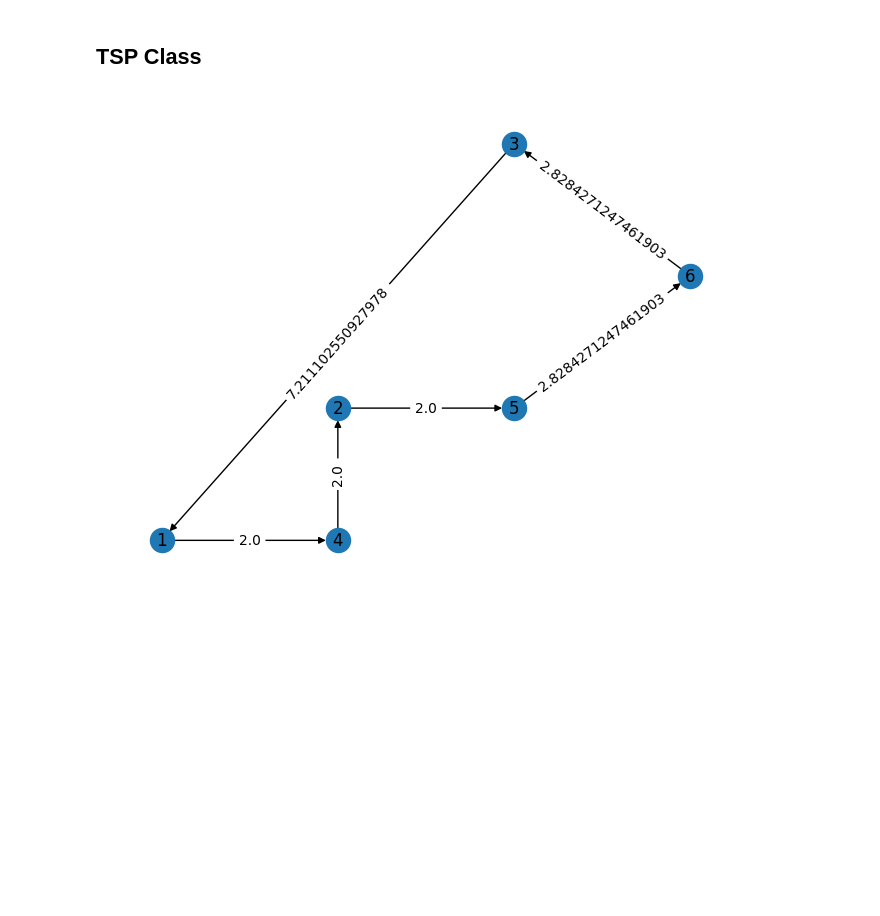
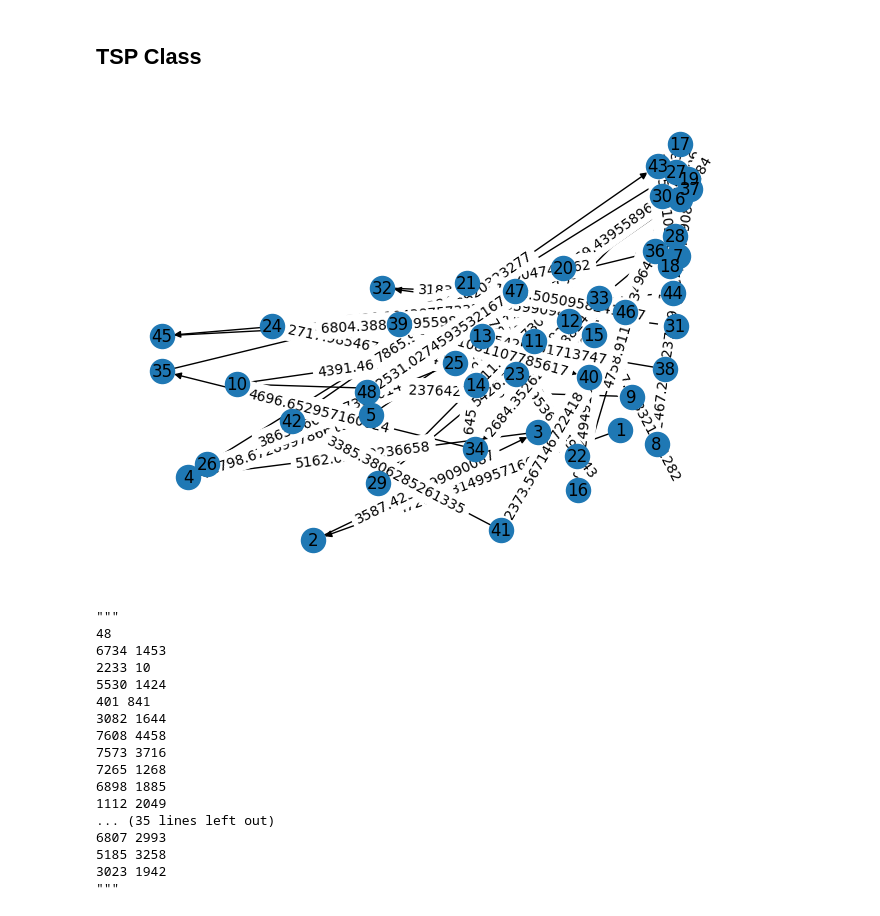
Before and after one commit to bereacs/l01-greedy-tsp-ACBerea, a Jupyter notebook: L01_Greedy.ipynb, the cells around one changed output. Cells and saved outputs as stored; diff of their text form; code cells hidden in the pictures; blank space fills up the shorter version.

```diff
--- a/L01_Greedy.ipynb
+++ b/L01_Greedy.ipynb
@@ -45,6 +45,12 @@ from urllib.request import urlopen
 # %% [markdown]
 ### Read data
 # %%
-tspdata = urlopen("http://cs.berea.edu/courses/csc445/data/tsp-small.txt").read().decode('ASCII')
+option1 = urlopen("http://cs.berea.edu/courses/csc445/data/tsp-small.txt").read().decode('ASCII')
+option2 = urlopen("https://cs.berea.edu/courses/csc445/data/tsp-48.txt").read().decode('ASCII')
+choice = input("For option 1, type 1. For option 2, type 2. ")
+if choice == "1":
+  tspdata = option1
+else:
+  tspdata = option2
 print(tspdata)
 # %% [output]
@@ -69,7 +85,7 @@ class TSP:
         """ TSP class containing data needed for networkx graph creation, file reading and file writing.
             Creates a graph for the traveling salesperon problem using the greedy algorithm
         """
-        # Completely unsure. Perhaps related to the size, shape, or elements of the printed graph? (Pehaps it is the amount of nodes total)
+        #
         self.dimension = None
         # Presumably a list that holds the key-value pairs of the nodes.
         self.nodeData = []
@@ -99,7 +115,7 @@ class TSP:
 
         # Set the dimensions of the node
         self.dimension = int(lines[0].strip())
-        # Append Each Coordinate into the node list (Make sure to exclude line 0 as it is the total number of nodes)
+        # Append Each Coordinate into the node list (Make sure to exclude line 0 as it is the total number of nodes).
         for nodeId, line in enumerate(lines[1:], start=1):
           # If line is not malformed, then convert the line into an into and append the nodeId, x and y values to to the nodeData list.
           if line.strip():
@@ -150,14 +166,14 @@ class TSP:
         if visits is None:
             visits = []
         if nVisits is None:
-            nVisits = []
+            nVisits = list(self.graph.nodes())
 
         # If needList is true, then set nVists to the listPlaces. This will give nVisits all of the locations it needs.
         if needList:
             nVisits = self.listPlaces()
             visits = []
 
-        # Add current to the visited list and remove current from the nVisited list
+        # Add current to the visited list and remove current from the nVisited list.
         if current in nVisits:
             visits.append(current)
             nVisits.remove(current)
@@ -192,10 +208,22 @@ class TSP:
         Arguments:
             start -- the starting node for the greedy algorithm
         """
-        routeOrder = self.getRoute(start)
-        routeOrder.append(start)
-        self.route = routeOrder
-        return routeOrder
+        bestTourSoFar = None
+        costOfBestTourSoFar = float('inf')
+        for start in self.listPlaces():
+          # Get the greedy route from the starting city
+            tour = self.getRoute(start, needList=False)
+            tour.append(start)
+
+            cost = 0
+            for i in range(len(tour)-1):
+                cost += self.calculateDistance(self.coords[tour[i]], self.coords[tour[i+1]])
+
+            if cost < costOfBestTourSoFar:
+                bestTourSoFar = tour
+                costOfBestTourSoFar = cost
+        self.route = bestTourSoFar
+        return bestTourSoFar, costOfBestTourSoFar
 
     def listPlaces(self):
         """makes a list of all the nodes/places from the dictionary
@@ -208,8 +236,6 @@ class TSP:
         for keys in self.coords:
             placesList.append(keys)
         return placesList
-
-        #FIXME complete this function
 
     def cleanUpList(self, visited, notVisited):
         """removes items in visited from notVisited
@@ -244,32 +270,56 @@ class TSP:
             x += 1
 
     def showGraph(self):
         """Uses the imported libraries to display the graph
         """
         # get labels and coordinates for the graph
         coords = nx.get_node_attributes(self.graph, 'pos')
         labels = nx.get_edge_attributes(self.graph, 'weight')
         # draw nodes in their coordinates
         nx.draw(self.graph, coords)
         nx.draw_networkx_labels(self.graph, coords)
         # draw edges with their weights
         nx.draw_networkx_edge_labels(self.graph, coords, edge_labels=labels)
         plt.show()
 
+def tourResultsDocstring(tsp):
+    docstring = '"""'
+    route_lines = [str(len((tsp.route)))]
+    for node in tsp.route:
+      x, y = tsp.coords[node]
+      route_lines.append(f"{x} {y}")
 
+    return docstring + "\n" + "\n".join(route_lines) + "\n" + docstring
 
 
 def main():
     tsp = TSP()
 
     tsp.extractData(tspdata)
     tsp.setUpCoords()
     tsp.addNodes()
     tsp.beGreedy(1)
     tsp.addEdges()
     tsp.showGraph()
-
+    print(tourResultsDocstring(tsp))
 
 main()
 # %% [output]
-[figure, old version]
+[figure, new version]
+"""
+48
+6734 1453
+2233 10
+5530 1424
+401 841
+3082 1644
+7608 4458
+7573 3716
+7265 1268
+6898 1885
+1112 2049
+... (35 lines left out)
+6807 2993
+5185 3258
+3023 1942
+"""
```
Also changed, not shown: parts of 1 cell of this notebook.
